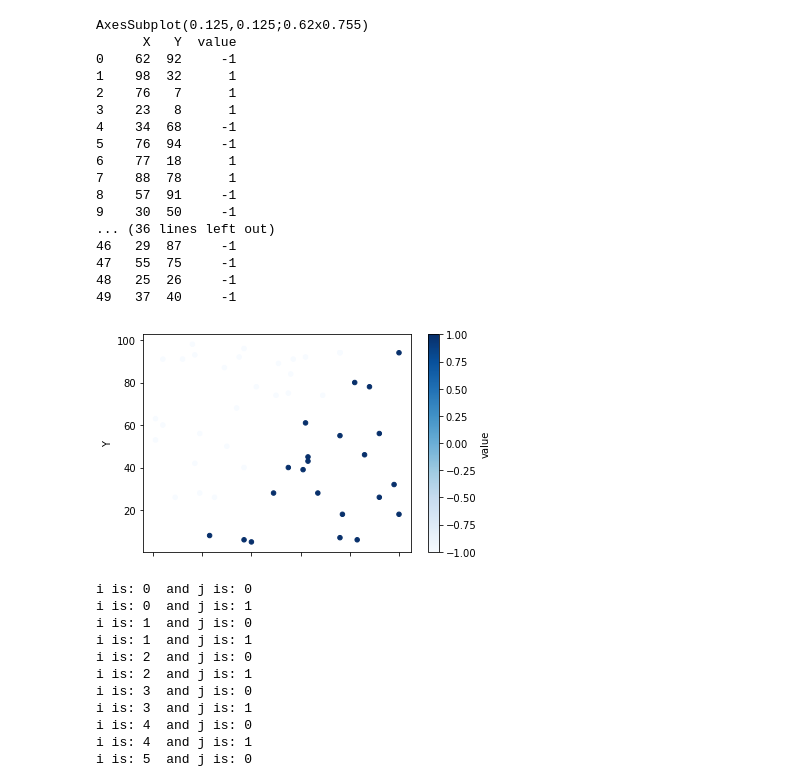
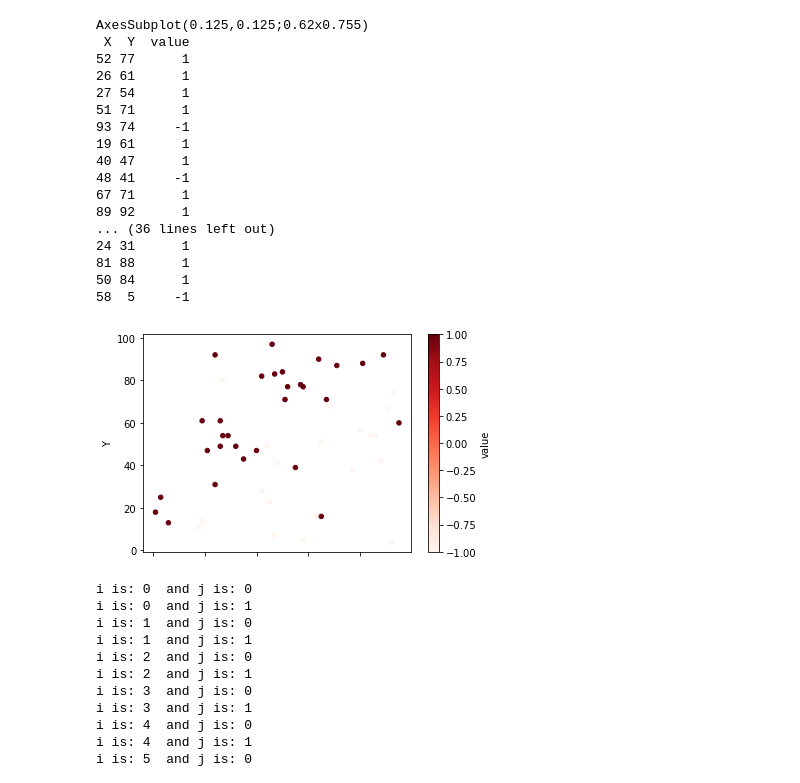
Before and after one commit to LioraW/PLA-Algorithm, a Jupyter notebook: project1.ipynb, the cells around one changed output. Cells and saved outputs as stored; diff of their text form; code cells hidden in the pictures.

Commit message:
simplification of point generation. Includes option to create non-linearly separable points.

```diff
--- a/project1.ipynb
+++ b/project1.ipynb
@@ -25,76 +25,56 @@ def pla(w, x, y, step_size, passes, prediction):
 # %%
 import random
 import time
 import pandas as pd
 
 w,h = 2,50
 points = [[0 for x in range(w)] for y in range(h)]
-cls = [0 for z in range(h)]
 
 random.seed(time.time())
 
-#below_line = False
+linearly_separable = False
+
+# Initialize points and their values
 for i in range(50):
+
+    #Create random point
     points[i][0] = random.randint(1,100)
     points[i][1] = random.randint(1,100)
 
-    #print(points[i][0] * points[i][1], " compared to ", (points[i][0] ** 2) + 1)
-    '''while not below_line and (points[i][0] * points[i][1]) < ((points[i][0] ** 2) + 1) :
-        if (random.randint(0,10) % 10):
-            #print("adjust a top point at index:", i)
-            points[i][0] = random.randint(1,100)
-            points[i][1] = random.randint(1,100)
-        else:
-            #print("-----skipping adjustment------")
-            break
-
-
-    while below_line and (points[i][0] * points[i][1]) > ((points[i][0] ** 2) - 1):
-        if (random.randint(0,10) % 10):
-            #print("adjust a bottom point at index:", i)
-            points[i][0] = random.randint(1,100)
-            points[i][1] = random.randint(1,100)
-        else:
-            #print("-----skipping adjustment------")
-            break
-      '''
-
-    if (points[i][0] >=  points[i][1]) :
+    # Point's position relative to x = y line determines value
+    if (points[i][0] >=  points[i][1]):
         points[i].append(1)
     else:
         points[i].append(-1)
 
+    # unless we don't want it to be specifically linearly separable
+    # then %10 of the time switch the value up
+    if (not linearly_separable and random.randint(1,10) % 10):
+        points[i][2] *= -1
 
 
-prediction = [0 for z in range(h)]
-
-#print(points)
-#print(cls)
-
 df = pd.DataFrame(points, columns=("X", "Y", "value"))
-print(df.plot.scatter(x="X", y="Y", c="value", cmap='Blues'))
-print(df)
-
-#print(prediction)
+print(df.plot.scatter(x="X", y="Y", c="value", cmap='Reds'))
+print(df.to_string(index=False))
 # %% [output]
 AxesSubplot(0.125,0.125;0.62x0.755)
-      X   Y  value
-0    62  92     -1
-1    98  32      1
-2    76   7      1
-3    23   8      1
-4    34  68     -1
-5    76  94     -1
-6    77  18      1
-7    88  78      1
-8    57  91     -1
-9    30  50     -1
+ X  Y  value
+52 77      1
+26 61      1
+27 54      1
+51 71      1
+93 74     -1
+19 61      1
+40 47      1
+48 41     -1
+67 71      1
+89 92      1
 ... (36 lines left out)
-46   29  87     -1
-47   55  75     -1
-48   25  26     -1
-49   37  40     -1
+24 31      1
+81 88      1
+50 84      1
+58  5     -1
-[figure, old version]
+[figure, new version]
 # %%
 w = [1.0, 0.5, 0.5]
 #type(w[0])
```
